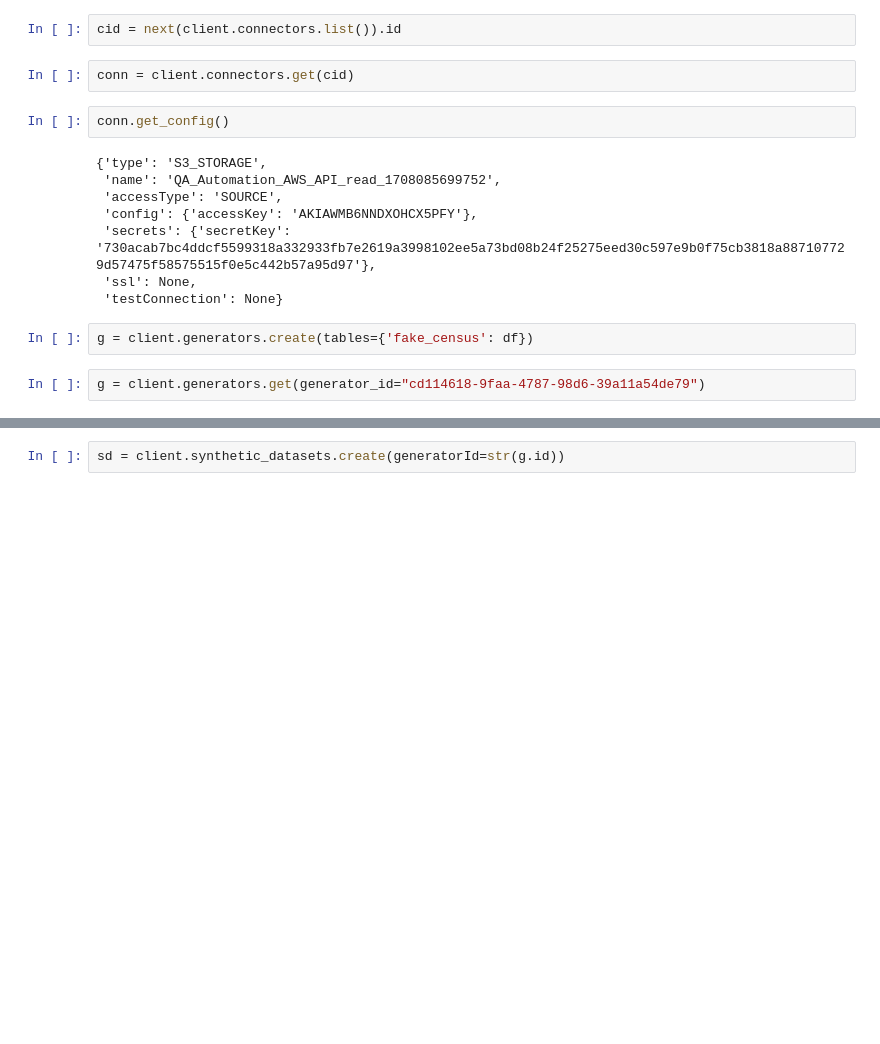
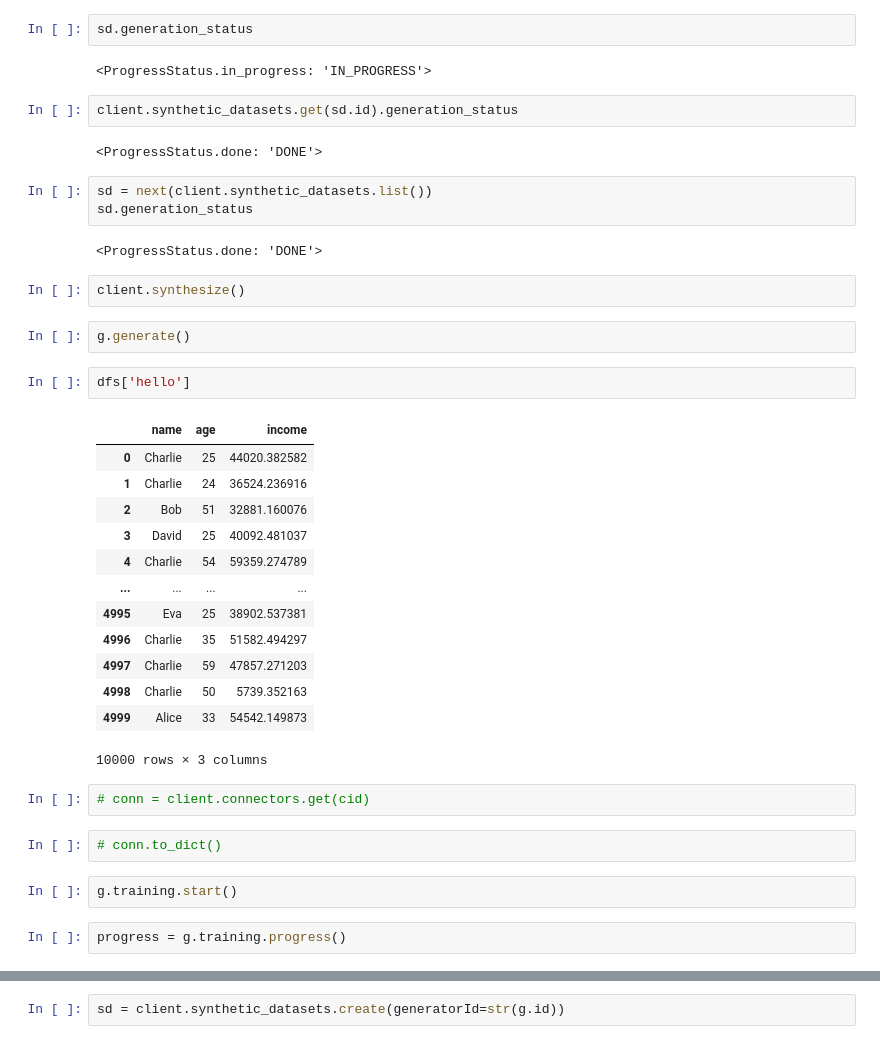
Before and after one commit to mostly-ai/mostly-python, a Jupyter notebook: dev/sandbox.ipynb, the cells around one changed output, grey strips where cells are left out. Saved outputs shown, nothing was run; the diff lists cells and outputs as text; blank space fills up the shorter version.

```diff
--- a/dev/sandbox.ipynb
+++ b/dev/sandbox.ipynb
@@ -18,18 +45,41 @@ df = pd.DataFrame({'name': np.random.choice(['Alice', 'Bob', 'Charlie', 'David',
+# %%
+sd.generation_status
+# %% [output]
+<ProgressStatus.in_progress: 'IN_PROGRESS'>
 # %%
-cid = next(client.connectors.list()).id
+client.synthetic_datasets.get(sd.id).generation_status
+# %% [output]
+<ProgressStatus.done: 'DONE'>
+# %%
+sd = next(client.synthetic_datasets.list())
+sd.generation_status
+# %% [output]
+<ProgressStatus.done: 'DONE'>
+# %%
+client.synthesize()
+# %%
+g.generate()
+# %%
+dfs['hello']
+# %% [output]
+|  | name | age | income |
+| 0 | Charlie | 25 | 44020.382582 |
+| 1 | Charlie | 24 | 36524.236916 |
+| 2 | Bob | 51 | 32881.160076 |
+| 3 | David | 25 | 40092.481037 |
+| 4 | Charlie | 54 | 59359.274789 |
+| ... | ... | ... | ... |
+| 4995 | Eva | 25 | 38902.537381 |
+| 4996 | Charlie | 35 | 51582.494297 |
+| 4997 | Charlie | 59 | 47857.271203 |
+| 4998 | Charlie | 50 | 5739.352163 |
+| 4999 | Alice | 33 | 54542.149873 |
+10000 rows × 3 columns
 # %%
-conn = client.connectors.get(cid)
+# conn = client.connectors.get(cid)
 # %%
-conn.get_config()
+# conn.to_dict()
-# %% [output]
-{'type': 'S3_STORAGE',
- 'name': 'QA_Automation_AWS_API_read_1708085699752',
- 'accessType': 'SOURCE',
- 'config': {'accessKey': 'AKIAWMB6NNDXOHCX5PFY'},
- 'secrets': {'secretKey': '730acab7bc4ddcf5599318a332933fb7e2619a3998102ee5a73bd08b24f25275eed30c597e9b0f75cb3818a887107729d57475f58575515f0e5c442b57a95d97'},
- 'ssl': None,
- 'testConnection': None}
-# %%
-g = client.generators.create(tables={'fake_census': df})
 # %%
-g = client.generators.get(generator_id="cd114618-9faa-4787-98d6-39a11a54de79")
+g.training.start()
+# %%
+progress = g.training.progress()
```
Also changed, not shown: parts of 7 cells of this notebook, 12 other files.
